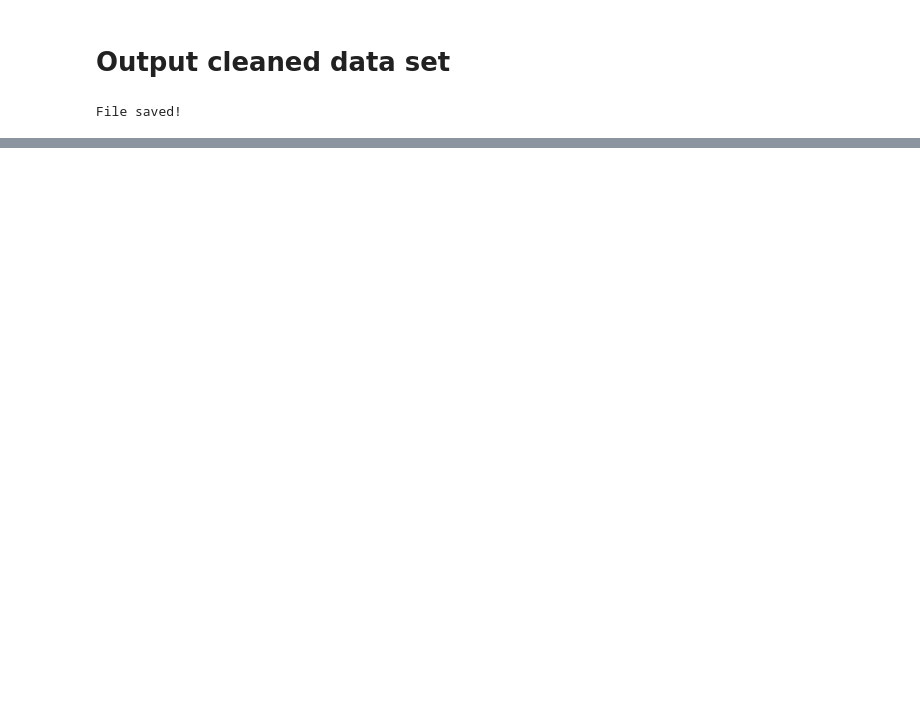
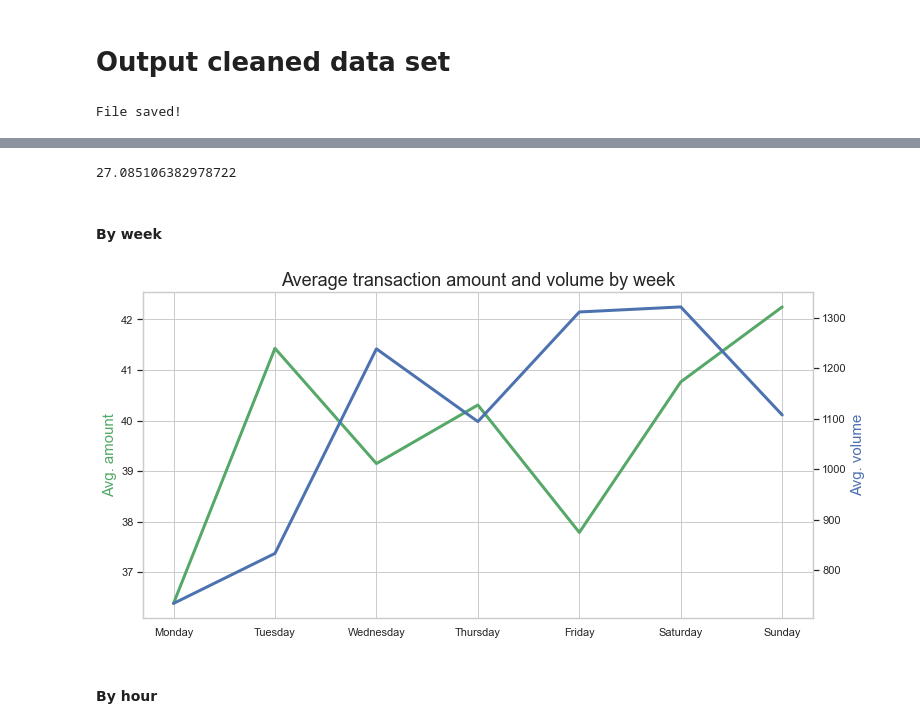
Before and after one commit to HHook/ANZ-virtual-internship, a Jupyter notebook: ANZ virtual internship EDA.ipynb, the cells around one changed output, grey strips where cells are left out. Cells and saved outputs as stored; diff of their text form; code cells hidden in the pictures; blank space fills up the shorter version.

```diff
--- a/ANZ virtual internship EDA.ipynb
+++ b/ANZ virtual internship EDA.ipynb
@@ -272,0 +382,4 @@ df.head(2)
+# %%
+# 'POS' + 'SALES-POS' VS rest of transactions
+df = df[(df['txn_description']=='POS') | (df['txn_description']=='SALES-POS')]
+# df[df['merchant_id'].notnull()] same outcome
@@ -451,0 +416,11 @@ df[df['first_name']=='Tim'].groupby('txn_description').median()
+# %%
+# On average, How many transactions per customer on average month?
+#  (no. of avg transactions per month) / (number of customers)
+df.groupby(['customer_id', 'month'])['transaction_id'].count().mean()
+# %% [output]
+27.085106382978722
+# %% [markdown]
+#### By week
+# %%
+avg_volume_week = df.groupby('weekday')['transaction_id'].count()
+avg_amount_week = df.groupby('weekday')['amount'].mean()
@@ -451,0 +445,20 @@ df[df['first_name']=='Tim'].groupby('txn_description').median()
+# %%
+plt.figure(figsize=(12,6))
+plt.xticks(np.arange(0, 7, 1))
+positions = [0, 1, 2, 3, 4, 5, 6]
+labels = ['Monday', 'Tuesday', 'Wednesday', 'Thursday', 'Friday', 'Saturday', 'Sunday']
+plt.xticks(positions, labels)
+# plt.grid(False)
+
+plt.ylabel('Avg. amount', color='g', fontsize=15)
+plt.plot(avg_amount_week, color='g', lw=3)
+
+ax2 = plt.twinx()
+ax2.grid(False)
+plt.ylabel('Avg. volume', color='b', fontsize=15)
+plt.plot(avg_volume_week, color='b', lw=3);
+plt.title('Average transaction amount and volume by week', fontsize=18);
+# %% [output]
+[figure, added]
+# %% [markdown]
+#### By hour
```
Also changed, not shown: parts of 66 cells of this notebook, 1 other file.
